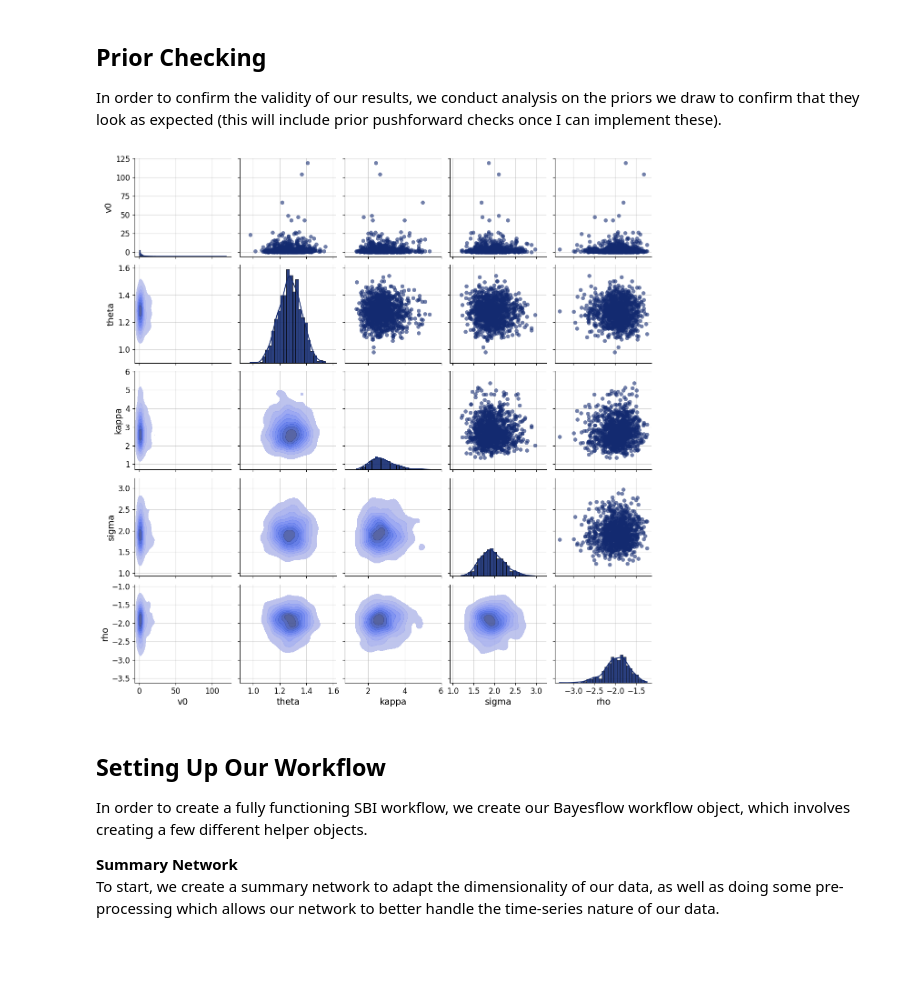
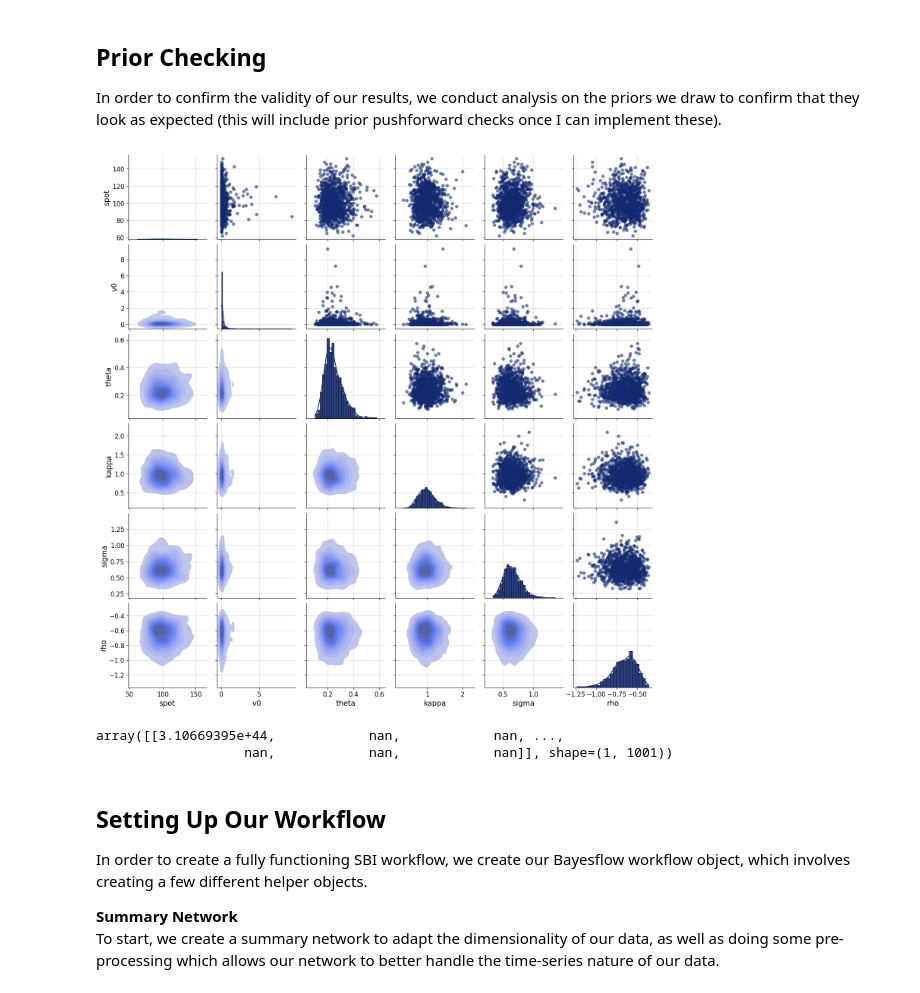
Before and after one commit to HexTechKiran/BayesSmile, a Jupyter notebook: HSV.ipynb, the cells around one changed output. Saved outputs shown, nothing was run; the diff lists cells and outputs as text; code cells hidden in the pictures; blank space fills up the shorter version.

```diff
--- a/HSV.ipynb
+++ b/HSV.ipynb
@@ -44,29 +48,34 @@ KAPPA_STD = 0.25
 SIGMA_MEAN = 0.66
 SIGMA_STD = 0.15
 
-RHO_MEAN = 0.25
-RHO_STD = 0.05
+RHO_ALPHA = 2
+RHO_BETA = 5
 # %%
+def to_lognormal(mean, std) :
+    sigma = np.sqrt(np.log(1 + std**2 / mean**2))
+    mu = np.log(mean) - sigma**2 / 2
+    return mu, sigma
+
 def draw_spot() :
-    return np.random.lognormal(SPOT_MEAN, SPOT_STD)
+    return np.random.lognormal(*to_lognormal(SPOT_MEAN, SPOT_STD))
 
 def draw_v0() :
     # We scale our standard deviation here since this is a starting value and we want to see
     # some variation in these values
-    return np.random.lognormal(VOL_MEAN, VOL_STD * 20)
+    return np.random.lognormal(*to_lognormal(VOL_MEAN, VOL_STD * 2))
 
 def draw_theta() :
-    return np.random.lognormal(VOL_MEAN, VOL_STD)
+    return np.random.lognormal(*to_lognormal(VOL_MEAN, VOL_STD))
 
 def draw_kappa() :
-    return np.random.lognormal(KAPPA_MEAN, KAPPA_STD)
+    return np.random.lognormal(*to_lognormal(KAPPA_MEAN, KAPPA_STD))
 
 def draw_sigma() :
-    return np.random.lognormal(SIGMA_MEAN, SIGMA_STD)
+    return np.random.lognormal(*to_lognormal(SIGMA_MEAN, SIGMA_STD))
 
 def draw_rho() :
     # Here we force this value negative to correspond with actual values
-    return np.random.lognormal(SIGMA_MEAN, SIGMA_STD) * -1
+    return np.random.beta(RHO_ALPHA, RHO_BETA) * -1
 
 def draw_priors() :
     return {"spot":draw_spot(),
@@ -80,10 +89,10 @@ def draw_priors() :
 
 Next, we define our simulator for the Heston Stochastic Volatility model, using QuantLib as the backend for our model for fast calculation. Using a Bayesflow simulator, we combine our draw_priors() function with our single path simulator to create a simulator object that can be used in our workflow
 # %%
-def single_heston_draw(spot, v0, kappa, theta, sigma, rho, steps=1000, dt=1/252):
+def single_heston_draw(spot, v0, kappa, theta, sigma, rho, steps=252, dt=1/252):
     spot_quote = ql.SimpleQuote(spot)
-    yield_ts = ql.YieldTermStructureHandle(ql.FlatForward(0, ql.Date().todaysDate(), 0.05, ql.Actual365Fixed()))
-    div_ts = ql.YieldTermStructureHandle(ql.FlatForward(0, ql.Date().todaysDate(), 0.0, ql.Actual365Fixed()))
+    yield_ts = ql.YieldTermStructureHandle(ql.FlatForward(0, ql.UnitedStates(ql.UnitedStates.NYSE), 0.05, ql.Actual365Fixed()))
+    div_ts = ql.YieldTermStructureHandle(ql.FlatForward(0, ql.UnitedStates(ql.UnitedStates.NYSE), 0.0, ql.Actual365Fixed()))
 
     process = ql.HestonProcess(yield_ts, div_ts, ql.QuoteHandle(spot_quote), v0, kappa, theta, sigma, rho)
 
@@ -115,11 +124,16 @@ In order to confirm the validity of our results, we conduct analysis on the prio
 # %%
 prior_samples = simulator.simulators[0].sample(1000)
 
 grid = bf.diagnostics.plots.pairs_samples(
-    prior_samples, variable_keys=["v0", "theta", "kappa", "sigma", "rho"]
+    prior_samples, variable_keys=["spot", "v0", "theta", "kappa", "sigma", "rho"]
 )
 # %% [output]
-[figure, old version]
+[figure, new version]
+# %%
+simulator.sample(1)['path']
+# %% [output]
+array([[3.10669395e+44,            nan,            nan, ...,
+                   nan,            nan,            nan]], shape=(1, 1001))
 # %% [markdown]
 ## Setting Up Our Workflow
 
```
Also changed, not shown: parts of 7 cells of this notebook.
